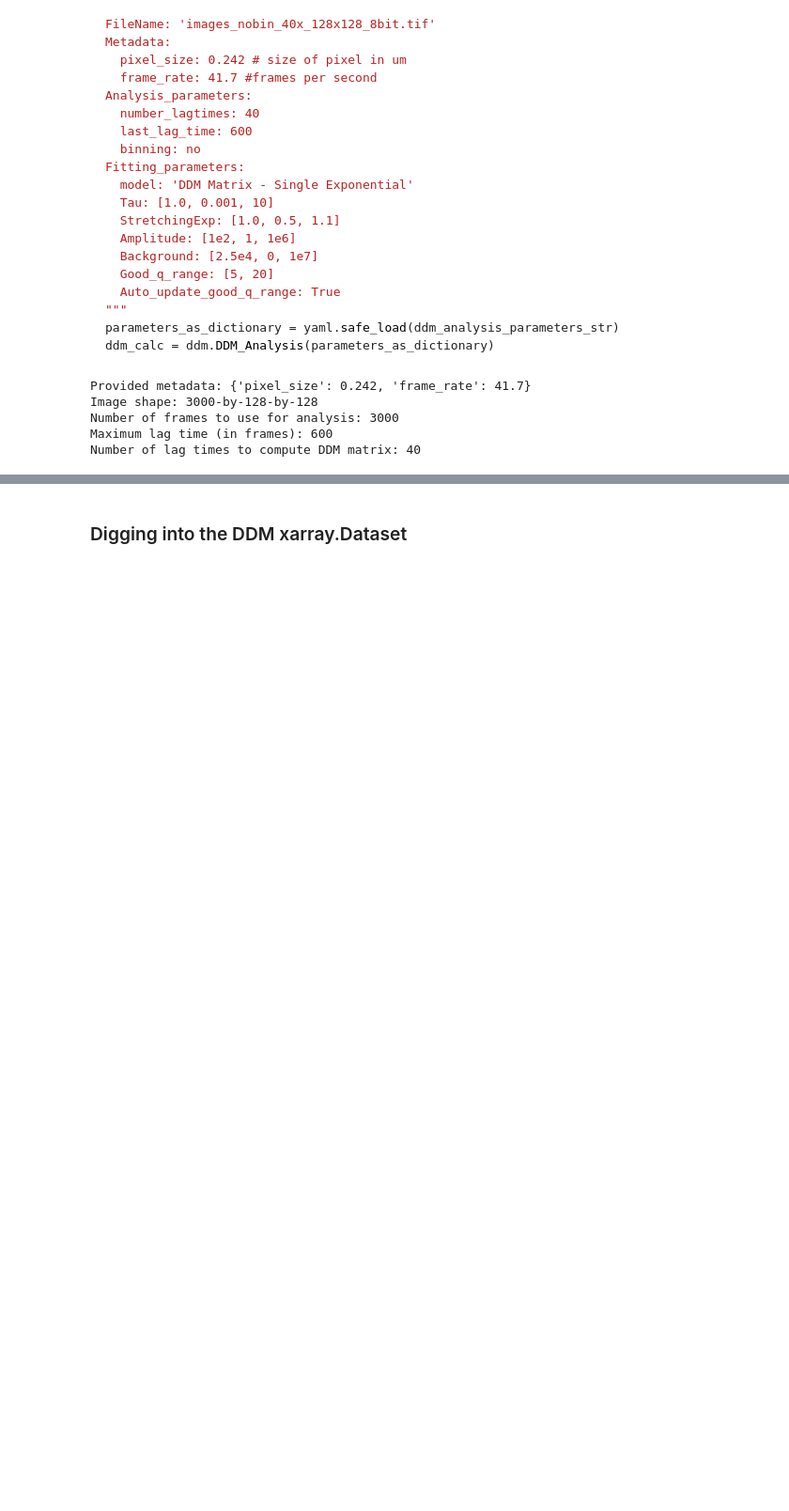
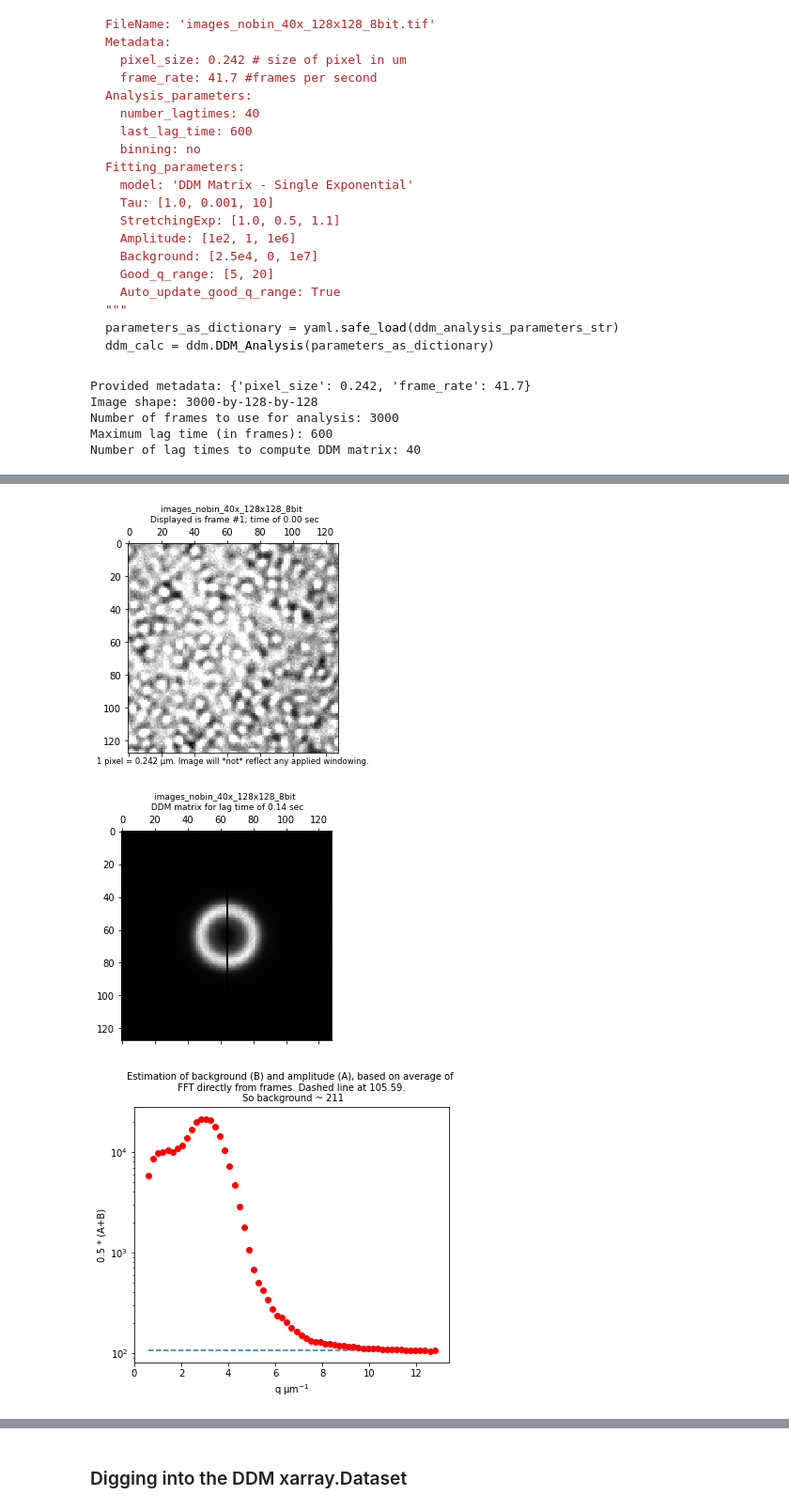
Before and after one commit to rmcgorty/PyDDM, a Jupyter notebook: Examples/DDM - Walkthrough - Diffusing Silica Beads - More in-depth.ipynb, the cells around one changed output, grey strips where cells are left out. Shown at 94% size. Drawn from its saved outputs; the diff is of its cells as text; code cells hidden in the pictures; blank space fills up the shorter version.

```diff
--- a/Examples/DDM - Walkthrough - Diffusing Silica Beads - More in-depth.ipynb
+++ b/Examples/DDM - Walkthrough - Diffusing Silica Beads - More in-depth.ipynb
@@ -56,5 +55,5 @@ Number of frames to use for analysis: 3000
 Maximum lag time (in frames): 600
 Number of lag times to compute DDM matrix: 40
 # %%
-ddm_calc.calculate_DDM_matrix(maximal_overlap=True)
+ddm_calc.calculate_DDM_matrix()
 # %% [output]
@@ -62,0 +72,3 @@ Do you still want to calculate the DDM matrix? (y/n): n
+[figure, added]
+[figure, added]
+[figure, added]
```
Also changed, not shown: parts of 33 cells of this notebook.
